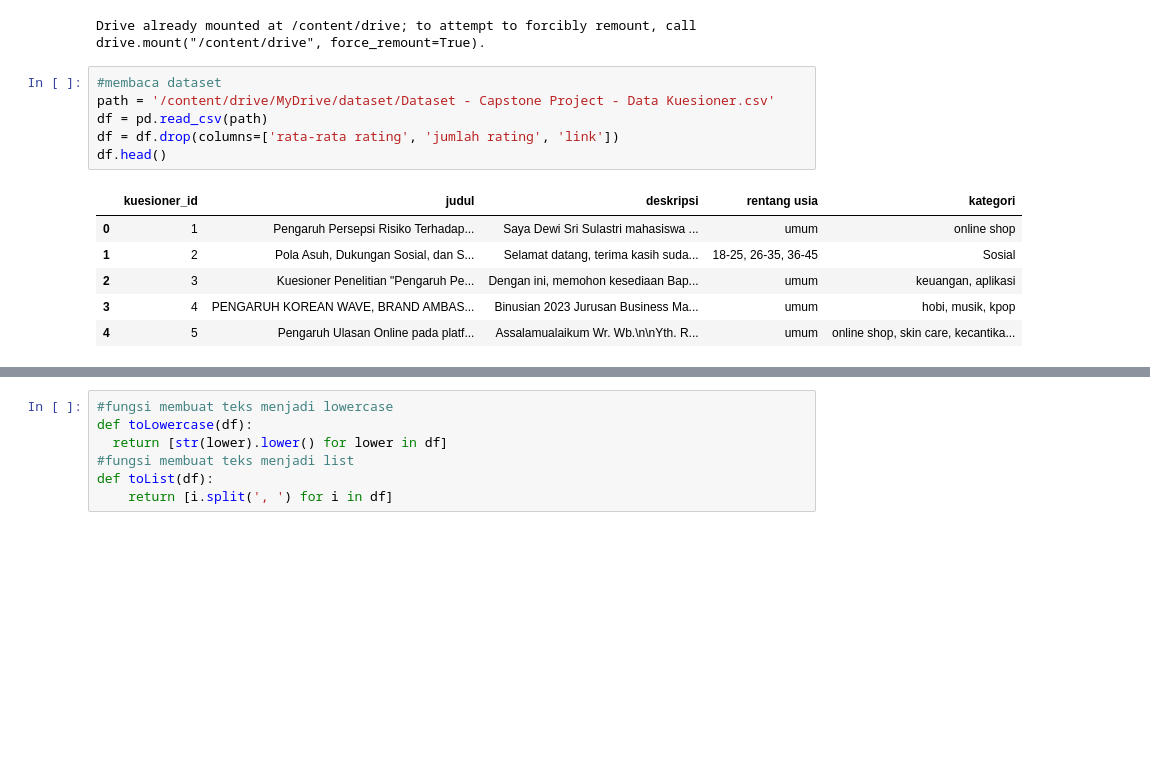
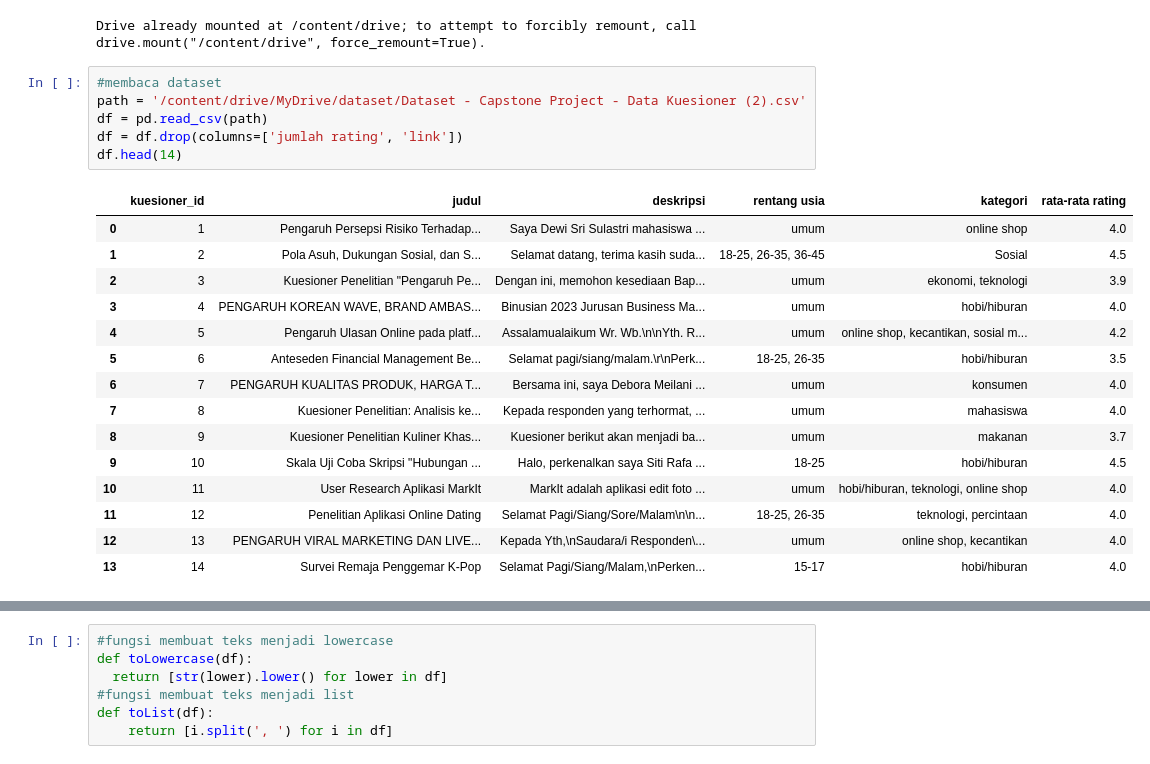
Before and after one commit to Bangkit-Capstone-C23-PC667/ML-Capstone-Project, a Jupyter notebook: Sistem_Rekomendasi_Content_Based.ipynb, the cells around one changed output, grey strips where cells are left out. Drawn from its saved outputs; the diff is of its cells as text; blank space fills up the shorter version.

```diff
--- a/Sistem_Rekomendasi_Content_Based.ipynb
+++ b/Sistem_Rekomendasi_Content_Based.ipynb
@@ -10,14 +16,23 @@ drive.mount('/content/drive')
 Drive already mounted at /content/drive; to attempt to forcibly remount, call drive.mount("/content/drive", force_remount=True).
 # %%
 #membaca dataset
-path = '/content/drive/MyDrive/dataset/Dataset - Capstone Project - Data Kuesioner.csv'
+path = '/content/drive/MyDrive/dataset/Dataset - Capstone Project - Data Kuesioner (2).csv'
 df = pd.read_csv(path)
-df = df.drop(columns=['rata-rata rating', 'jumlah rating', 'link'])
-df.head()
+df = df.drop(columns=['jumlah rating', 'link'])
+df.head(14)
 # %% [output]
-|  | kuesioner_id | judul | deskripsi | rentang usia | kategori |
-| 0 | 1 | Pengaruh Persepsi Risiko Terhadap... | Saya Dewi Sri Sulastri mahasiswa ... | umum | online shop |
-| 1 | 2 | Pola Asuh, Dukungan Sosial, dan S... | Selamat datang, terima kasih suda... | 18-25, 26-35, 36-45 | Sosial |
-| 2 | 3 | Kuesioner Penelitian "Pengaruh Pe... | Dengan ini, memohon kesediaan Bap... | umum | keuangan, aplikasi |
-| 3 | 4 | PENGARUH KOREAN WAVE, BRAND AMBAS... | Binusian 2023 Jurusan Business Ma... | umum | hobi, musik, kpop |
-| 4 | 5 | Pengaruh Ulasan Online pada platf... | Assalamualaikum Wr. Wb.\n\nYth. R... | umum | online shop, skin care, kecantika... |
+|  | kuesioner_id | judul | deskripsi | rentang usia | kategori | rata-rata rating |
+| 0 | 1 | Pengaruh Persepsi Risiko Terhadap... | Saya Dewi Sri Sulastri mahasiswa ... | umum | online shop | 4.0 |
+| 1 | 2 | Pola Asuh, Dukungan Sosial, dan S... | Selamat datang, terima kasih suda... | 18-25, 26-35, 36-45 | Sosial | 4.5 |
+| 2 | 3 | Kuesioner Penelitian "Pengaruh Pe... | Dengan ini, memohon kesediaan Bap... | umum | ekonomi, teknologi | 3.9 |
+| 3 | 4 | PENGARUH KOREAN WAVE, BRAND AMBAS... | Binusian 2023 Jurusan Business Ma... | umum | hobi/hiburan | 4.0 |
+| 4 | 5 | Pengaruh Ulasan Online pada platf... | Assalamualaikum Wr. Wb.\n\nYth. R... | umum | online shop, kecantikan, sosial m... | 4.2 |
+| 5 | 6 | Anteseden Financial Management Be... | Selamat pagi/siang/malam.\r\nPerk... | 18-25, 26-35 | hobi/hiburan | 3.5 |
+| 6 | 7 | PENGARUH KUALITAS PRODUK, HARGA T... | Bersama ini, saya Debora Meilani ... | umum | konsumen | 4.0 |
+| 7 | 8 | Kuesioner Penelitian: Analisis ke... | Kepada responden yang terhormat, ... | umum | mahasiswa | 4.0 |
+| 8 | 9 | Kuesioner Penelitian Kuliner Khas... | Kuesioner berikut akan menjadi ba... | umum | makanan | 3.7 |
+| 9 | 10 | Skala Uji Coba Skripsi "Hubungan ... | Halo, perkenalkan saya Siti Rafa ... | 18-25 | hobi/hiburan | 4.5 |
+| 10 | 11 | User Research Aplikasi MarkIt | MarkIt adalah aplikasi edit foto ... | umum | hobi/hiburan, teknologi, online shop | 4.0 |
+| 11 | 12 | Penelitian Aplikasi Online Dating | Selamat Pagi/Siang/Sore/Malam\n\n... | 18-25, 26-35 | teknologi, percintaan | 4.0 |
+| 12 | 13 | PENGARUH VIRAL MARKETING DAN LIVE... | Kepada Yth,\nSaudara/i Responden\... | umum | online shop, kecantikan | 4.0 |
+| 13 | 14 | Survei Remaja Penggemar K-Pop | Selamat Pagi/Siang/Malam,\nPerken... | 15-17 | hobi/hiburan | 4.0 |
```
Also changed, not shown: parts of 42 cells of this notebook.
